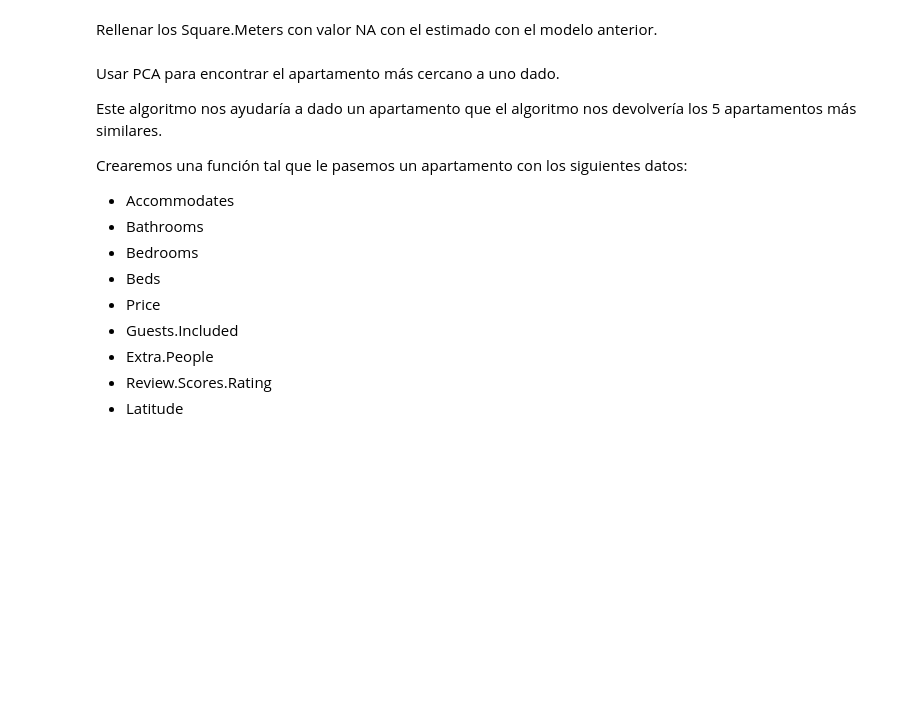
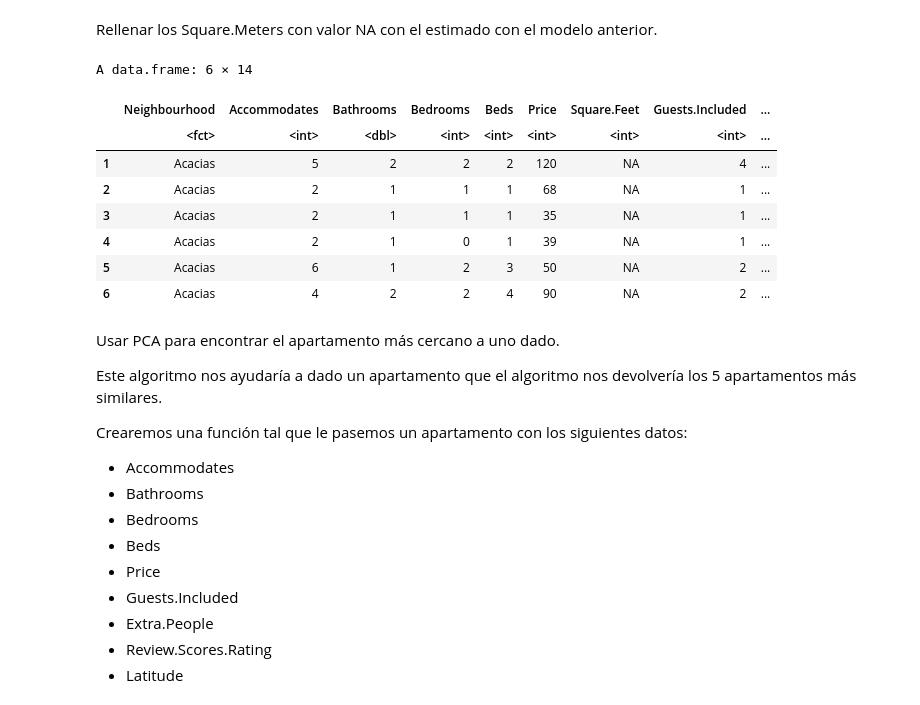
Before and after one commit to Inotist/proyect-bd-ml, a Jupyter notebook: Data Mining/0-Practica-NombreAlumno.ipynb, the cells around one changed output. Drawn from its saved outputs; the diff is of its cells as text; code cells hidden in the pictures; blank space fills up the shorter version.

```diff
--- a/Data Mining/0-Practica-NombreAlumno.ipynb
+++ b/Data Mining/0-Practica-NombreAlumno.ipynb
@@ -233,3 +235,9 @@ Warning message:
 Si tuvieramos un anuncio de un apartamento para 6 personas (Accommodates) con un precio de 80€/noche y 3 habitaciones en el barrio de Sol.
 ¿Cuantos metros cuadrados tendría?
 ¿Como varía sus metros cuadrados con cada habitación adicional?
+# %%
+Accommodates <- 6
+Price <- 80
+Bedrooms <- c(3,4,5)
+df_madrid.predicted <- data.frame(Accommodates,Price,Bedrooms)
+df_madrid.predicted$Square.Meters <- predict(model_df_madrid, df_madrid.predicted)
@@ -236,5 +255,18 @@ Si tuvieramos un anuncio de un apartamento para 6 personas (Accommodates) con un
 # %% [markdown]
 Rellenar los Square.Meters con valor NA con el estimado con el modelo anterior.
+# %%
+df_madrid$Square.Meters[is.na(df_madrid$Square.Meters)] <- predict(model_df_madrid, df_madrid[is.na(df_madrid$Square.Meters),])
+head(df_madrid)
+# %% [output]
+A data.frame: 6 × 14
+|  | Neighbourhood | Accommodates | Bathrooms | Bedrooms | Beds | Price | Square.Feet | Guests.Included | ... |
+|  | <fct> | <int> | <dbl> | <int> | <int> | <int> | <int> | <int> | ... |
+| 1 | Acacias | 5 | 2 | 2 | 2 | 120 | NA | 4 | ... |
+| 2 | Acacias | 2 | 1 | 1 | 1 | 68 | NA | 1 | ... |
+| 3 | Acacias | 2 | 1 | 1 | 1 | 35 | NA | 1 | ... |
+| 4 | Acacias | 2 | 1 | 0 | 1 | 39 | NA | 1 | ... |
+| 5 | Acacias | 6 | 1 | 2 | 3 | 50 | NA | 2 | ... |
+| 6 | Acacias | 4 | 2 | 2 | 4 | 90 | NA | 2 | ... |
 # %% [markdown]
 Usar PCA para encontrar el apartamento más cercano a uno dado.
 
```
Also changed, not shown: parts of 8 cells of this notebook.
